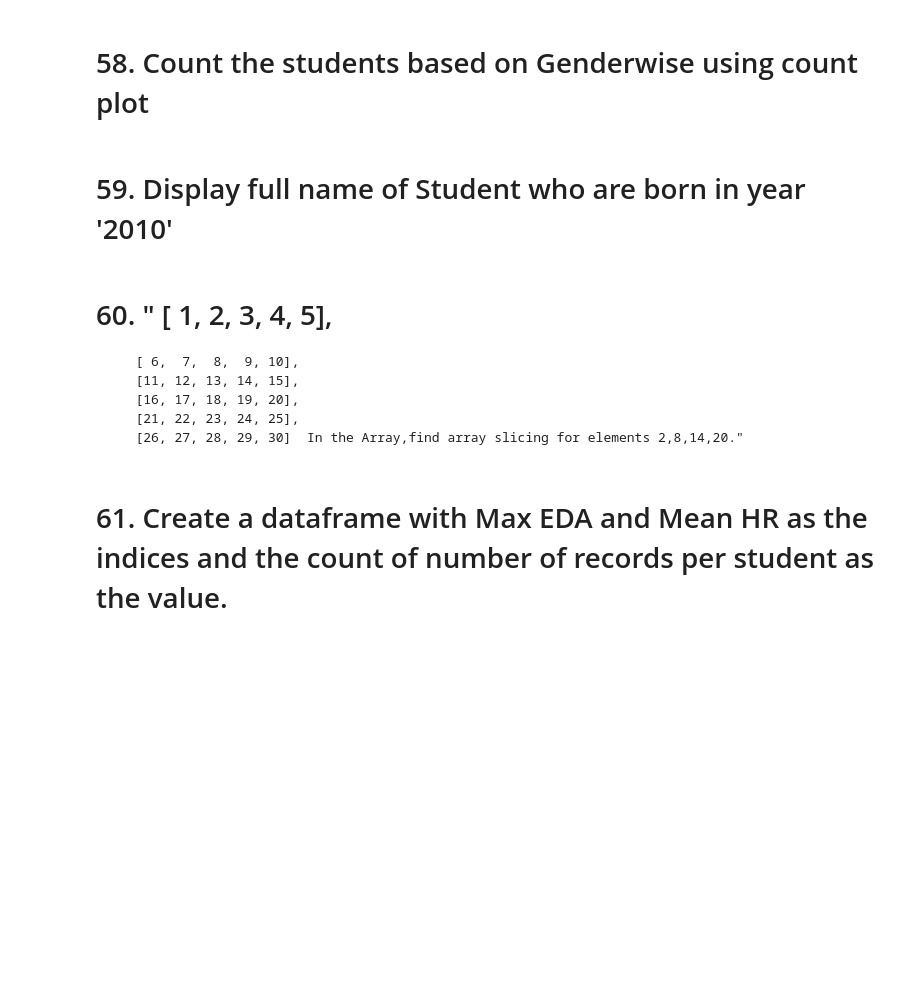
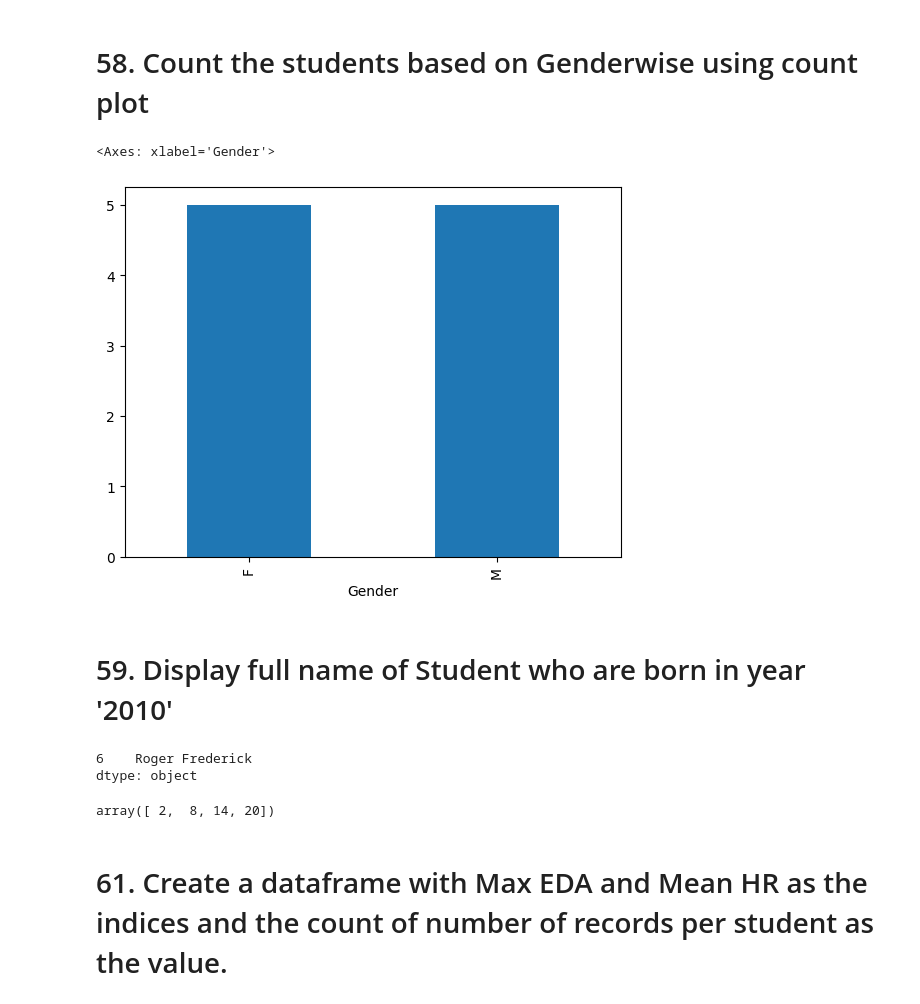
Before and after one commit to PHTeam7/Team7_TinyCoders_PythonHackathon_Dec, a Jupyter notebook: Team7_TinyCoders_Main80Questions.ipynb, the cells around one changed output. Drawn from its saved outputs; the diff is of its cells as text; code cells hidden in the pictures; blank space fills up the shorter version.

```diff
--- a/Team7_TinyCoders_Main80Questions.ipynb
+++ b/Team7_TinyCoders_Main80Questions.ipynb
@@ -360,13 +365,28 @@ df_eda[df_eda['Exam'] == 'midterm 1'].groupby('Student_id').max('EDA')['EDA'].pl
 # %% [markdown]
 # 58. Count the students based on Genderwise using count plot
+# %%
+df_demography['Gender'].value_counts().plot(kind='bar')
+# %% [output]
+<Axes: xlabel='Gender'>
+[figure, added]
 # %% [markdown]
 # 59. Display full name of Student who are born in year '2010'
-# %% [markdown]
-# 60. "       [ 1,  2,  3,  4,  5],
-       [ 6,  7,  8,  9, 10],
-       [11, 12, 13, 14, 15],
-       [16, 17, 18, 19, 20],
-       [21, 22, 23, 24, 25],
-       [26, 27, 28, 29, 30]  In the Array,find array slicing for elements 2,8,14,20."
+# %%
+display(((df_demography[df_demography['DOB'].dt.year == 2010])[['First Name', 'Last Name']]).apply(lambda row: row['First Name'] + ' ' + row['Last Name'], axis = 1))
+# %% [output]
+6    Roger Frederick
+dtype: object
+# %%
+arr = np.array(
+       [[ 1,  2,  3,  4,  5],
+       [ 6,  7,  8,  9, 10],
+       [11, 12, 13, 14, 15],
+       [16, 17, 18, 19, 20],
+       [21, 22, 23, 24, 25],
+       [26, 27, 28, 29, 30]])
+
+arr.diagonal(1)
+# %% [output]
+array([ 2,  8, 14, 20])
 # %% [markdown]
 # 61. Create a dataframe with Max EDA and Mean HR as the indices and the count of number of records per student as the value.
```
Also changed, not shown: parts of 5 cells of this notebook.
